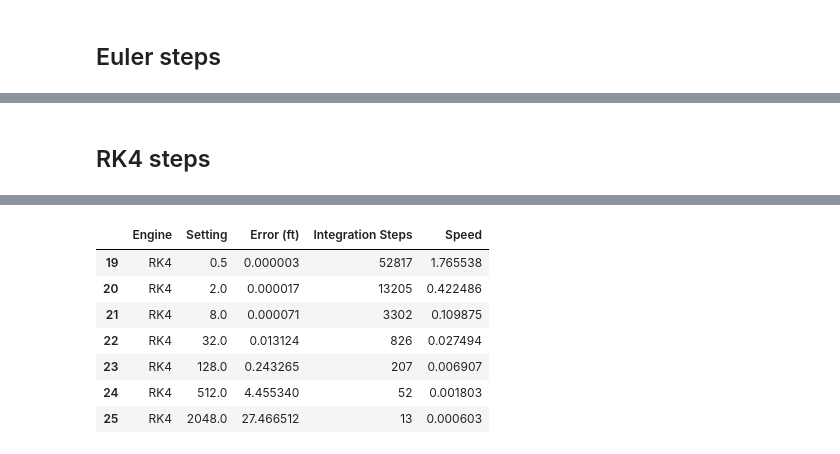
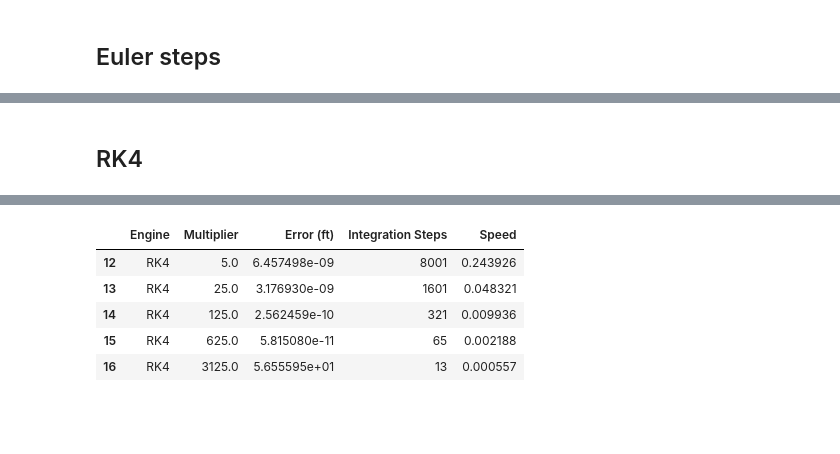
Before and after one commit to o-murphy/py-ballisticcalc, a Jupyter notebook: examples/BenchmarkVacuumTraj.ipynb, the cells around one changed output, grey strips where cells are left out. Saved outputs shown, nothing was run; the diff lists cells and outputs as text; code cells hidden in the pictures; blank space fills up the shorter version.

```diff
--- a/examples/BenchmarkVacuumTraj.ipynb
+++ b/examples/BenchmarkVacuumTraj.ipynb
@@ -253,31 +242,28 @@ This is not a universal rule and is highly dependent on the specific solver (`RK
 
 We can inspect the actual points being attempted to confirm that this is what's happening here:
 # %%
-shot = Shot(ammo=Ammo(DragModel(bc=0.759, drag_table=TableG1), Velocity.FPS(launch_velocity_fps)), atmo=Vacuum())
-shot.relative_angle = Angular.Degree(launch_angle_deg)
+# *** THIS WILL NOT WORK unless you uncomment diff_eq()::self.eval_points.append(t) in scipy_engine.py ***
 #region "strict" setup
 config = SciPyEngineConfigDict(
-    cMinimumVelocity=0,
     cMinimumAltitude=-1,
     relative_tolerance=1e-10,
     absolute_tolerance=1e-10,
     integration_method="RK45",
 )
 calc = Calculator(config, engine='scipy_engine')
-hit, e = must_fire(calc, shot, Distance.Feet(range_to_zero), extra_data=True, time_step=60.0)
+hit, e = must_fire(calc, shot, Distance.Feet(range_to_zero), time_step=60.0)
 strict_eval_times = calc.eval_points
 print(f'"Strict" rtol=1e-10 made {len(strict_eval_times)} evaluations.')
 #endregion
 #region "sloppy" setup
 config = SciPyEngineConfigDict(
-    cMinimumVelocity=0,
     cMinimumAltitude=-1,
     relative_tolerance=1e-2,
     absolute_tolerance=1e-10,
     integration_method="RK45",
 )
 calc = Calculator(config, engine='scipy_engine')
-hit, e = must_fire(calc, shot, Distance.Feet(range_to_zero), extra_data=True, time_step=60.0)
+hit, e = must_fire(calc, shot, Distance.Feet(range_to_zero), time_step=60.0)
 sloppy_eval_times = calc.eval_points
 print(f'"Sloppy" rtol=1e-02 made {len(sloppy_eval_times)} evaluations.')
 #endregion
@@ -358,9 +345,0 @@ def vacuum_chk(engine_name: str, timeit: bool = False, calcStepSizeFeet: float =
-# %%
-step = 0.5
-while step <= 5000.0:
-    err, count, speed = vacuum_chk('verlet_engine', timeit=True, calcStepSizeFeet=step)
-    #print(f'Error={err:.8f}ft.  Integration steps: {count}')
-    summary.append(('Verlet', step, err, count, speed))
-    step *= 4.0
-df = pd.DataFrame(summary, columns=['Engine', 'Setting', 'Error (ft)', 'Integration Steps', 'Speed'])
-df[df.Engine == 'Verlet']
@@ -383,15 +346,12 @@ df[df.Engine == 'Verlet']
 # %% [markdown]
 ## Euler steps
 # %%
-step = 0.25
-while step <= 1000.0:
-    try:
-        err, count, speed = vacuum_chk('euler_engine', timeit=True, calcStepSizeFeet=step)
-    except Exception as e:
-        err, count, speed = vacuum_chk('euler_engine', timeit=True, calcStepSizeFeet=step, min_altitude=-1000.0)
-    #print(f'Error={err:.8f}ft.  Integration steps: {count}')
-    summary.append(('Euler', step, err, count, speed))
-    step *= 4.0
-df = pd.DataFrame(summary, columns=['Engine', 'Setting', 'Error (ft)', 'Integration Steps', 'Speed'])
+step = 5.0
+multiplier = 1.0/step
+while multiplier <= 1000.0:
+    err, count, speed = vacuum_chk('euler_engine', timeit=True, step_multiplier=multiplier, min_altitude=-1000.0)
+    summary.append(('Euler', multiplier, err, count, speed))
+    multiplier *= step
+df = pd.DataFrame(summary, columns=['Engine', 'Multiplier', 'Error (ft)', 'Integration Steps', 'Speed'])
 df[df.Engine == 'Euler']
 # %% [output]
@@ -411,12 +371,11 @@ df[df.Engine == 'Euler']
 # %% [markdown]
-## RK4 steps
+## RK4
 # %%
-step = 0.5
+step = 5.0
 while step <= 5000.0:
-    err, count, speed = vacuum_chk('rk4_engine', timeit=True, calcStepSizeFeet=step)
-    #print(f'Error={err:.8f}ft.  Integration steps: {count}')
+    err, count, speed = vacuum_chk('rk4_engine', timeit=True, step_multiplier=step)
     summary.append(('RK4', step, err, count, speed))
-    step *= 4.0
-df = pd.DataFrame(summary, columns=['Engine', 'Setting', 'Error (ft)', 'Integration Steps', 'Speed'])
+    step *= 5.0
+df = pd.DataFrame(summary, columns=['Engine', 'Multiplier', 'Error (ft)', 'Integration Steps', 'Speed'])
 df[df.Engine == 'RK4']
 # %% [output]
@@ -430,8 +387,6 @@ df[df.Engine == 'RK4']
-|  | Engine | Setting | Error (ft) | Integration Steps | Speed |
-| 19 | RK4 | 0.5 | 0.000003 | 52817 | 1.765538 |
-| 20 | RK4 | 2.0 | 0.000017 | 13205 | 0.422486 |
-| 21 | RK4 | 8.0 | 0.000071 | 3302 | 0.109875 |
-| 22 | RK4 | 32.0 | 0.013124 | 826 | 0.027494 |
-| 23 | RK4 | 128.0 | 0.243265 | 207 | 0.006907 |
-| 24 | RK4 | 512.0 | 4.455340 | 52 | 0.001803 |
-| 25 | RK4 | 2048.0 | 27.466512 | 13 | 0.000603 |
+|  | Engine | Multiplier | Error (ft) | Integration Steps | Speed |
+| 12 | RK4 | 5.0 | 6.457498e-09 | 8001 | 0.243926 |
+| 13 | RK4 | 25.0 | 3.176930e-09 | 1601 | 0.048321 |
+| 14 | RK4 | 125.0 | 2.562459e-10 | 321 | 0.009936 |
+| 15 | RK4 | 625.0 | 5.815080e-11 | 65 | 0.002188 |
+| 16 | RK4 | 3125.0 | 5.655595e+01 | 13 | 0.000557 |
```
Also changed, not shown: parts of 25 cells of this notebook, 15 other files.
